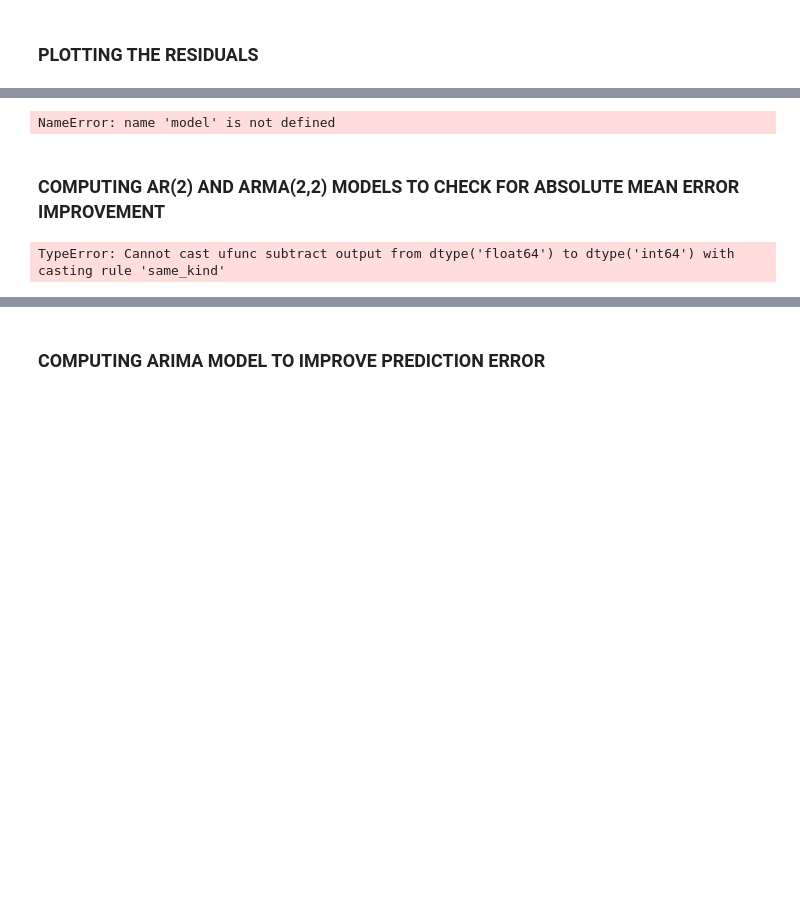
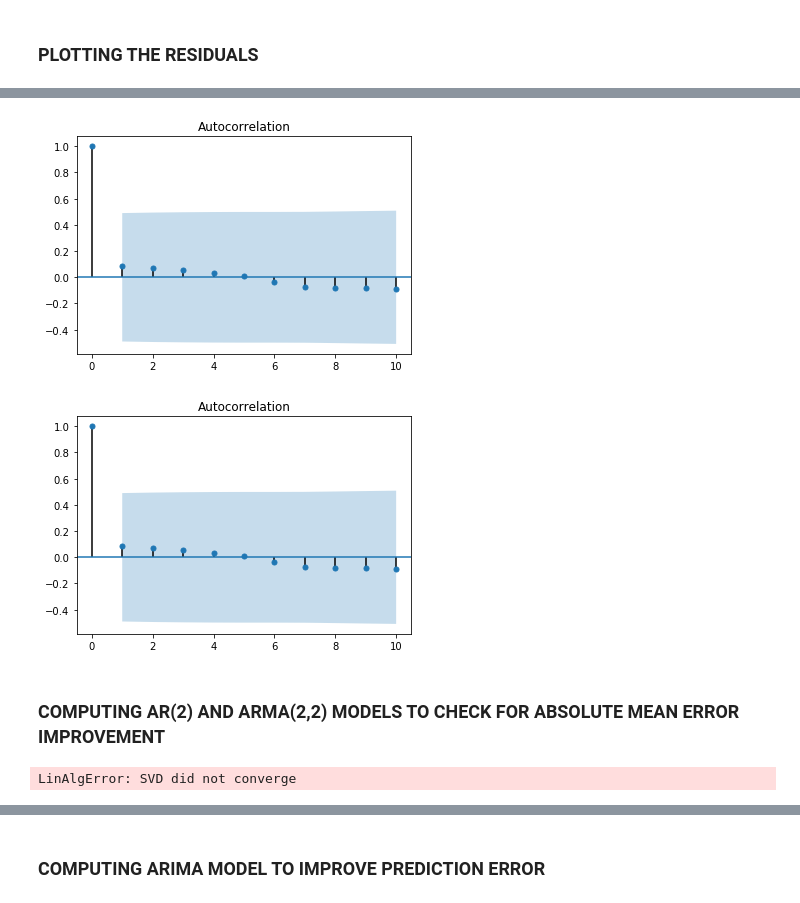
Before and after one commit to judesgit/GA-Data_Science, a Jupyter notebook: projects/final-project/Jude Nwosu -- GA Project -- HealthCare Final Project.ipynb, the cells around one changed output, grey strips where cells are left out. Cells and saved outputs as stored; diff of their text form; code cells hidden in the pictures; blank space fills up the shorter version.

```diff
--- a/projects/final-project/Jude Nwosu -- GA Project -- HealthCare Final Project.ipynb
+++ b/projects/final-project/Jude Nwosu -- GA Project -- HealthCare Final Project.ipynb
@@ -159,7 +159,8 @@ plot_acf(Medicare1['Total Expenditure'], lags=10)
 # %%
 n = len(Medicare1['Total Expenditure'])
 
-train = Medicare1['Total Expenditure'][:int(.75*n)]
+train = Medicare1['Total Expenditure'][:int(.75*n)].astype('float')
+#train = df['Total Expenditure'][:int(.75*n)].astype('float')
 test = Medicare1['Total Expenditure'][int(.75*n):]
 # %%
 type(train)
@@ -198,7 +200,8 @@ NameError: name 'model' is not defined
 # %%
-plot_acf(model.resid, lags=30)
+plot_acf(model.resid, lags=10)
 # %% [output]
-NameError: name 'model' is not defined
+[figure, added]
+[figure, added]
 # %% [markdown]
 ### COMPUTING AR(2) AND ARMA(2,2) MODELS TO CHECK FOR ABSOLUTE MEAN ERROR IMPROVEMENT
 # %%
@@ -213,7 +216,7 @@ predictions = model.predict(
 print("Mean absolute error: ", mean_absolute_error(test, predictions))
 model.summary()
 # %% [output]
-TypeError: Cannot cast ufunc subtract output from dtype('float64') to dtype('int64') with casting rule 'same_kind'
+LinAlgError: SVD did not converge
 # %%
 model = sm.tsa.ARIMA(train, (2, 0, 2)).fit()
 
```
Also changed, not shown: parts of 4 cells of this notebook.
